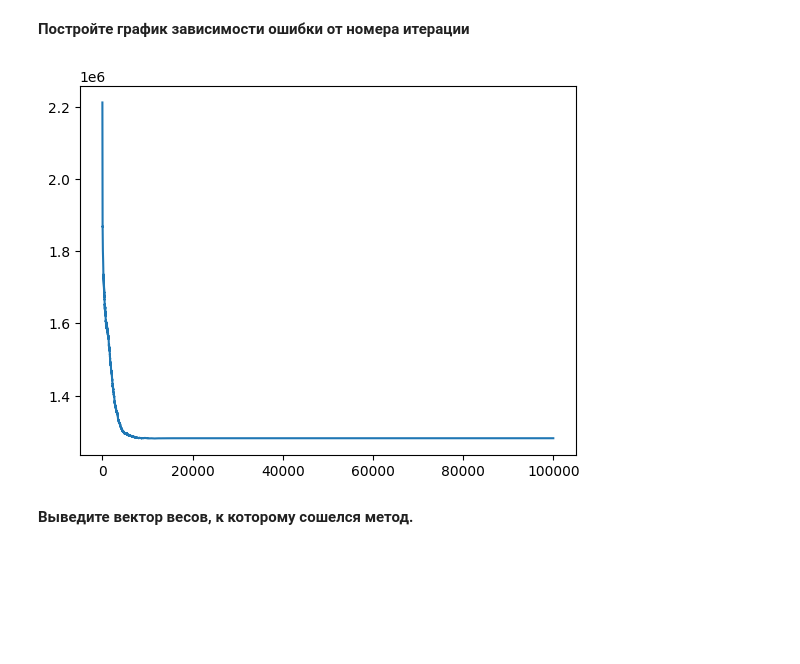
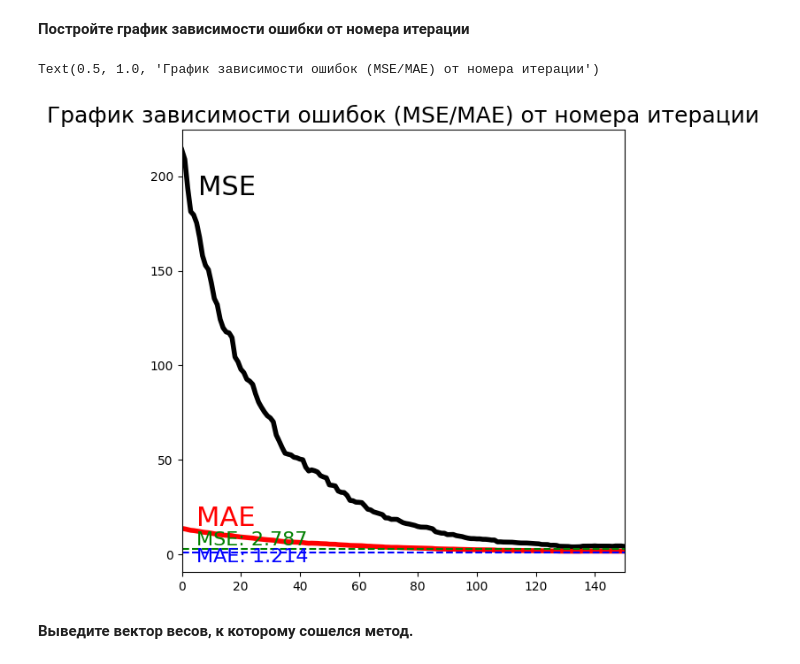
Before and after one commit to AlexGorel/IDE_NEW, a Jupyter notebook: MATH&ML-6. Математический анализ в контексте задачи оптимизации. Часть III/Практика_Оптимизация_AlexGorel.ipynb, the cells around one changed output. Saved outputs shown, nothing was run; the diff lists cells and outputs as text; code cells hidden in the pictures; blank space fills up the shorter version.

```diff
--- a/MATH&ML-6. Математический анализ в контексте задачи оптимизации. Часть III/Практика_Оптимизация_AlexGorel.ipynb
+++ b/MATH&ML-6. Математический анализ в контексте задачи оптимизации. Часть III/Практика_Оптимизация_AlexGorel.ipynb
@@ -207,9 +201,19 @@ print(mse_error(y, mean_value))
 # %% [markdown]
 **Создайте функцию *lin_pred*, которая может по матрице предикторов *X* и вектору весов линейной модели *w* получить вектор прогнозов** (0.5 балла)
-# %%
-#ваш код
-def lin_pred(predictor, weights):
-    return predictor @ weights
+# %%
+#ваш код
+def lin_reg(X, y):
+    a = np.dot(X.T, X)
+    b = np.dot(X.T, y)
+    return np.linalg.solve(a, b)
+
+w = lin_reg(X, y).T
+
+def lin_pred(X,w):
+    res = np.zeros([len(X),1])
+    for i in range(len(X)):
+        res[i] = (np.dot(w,X[i]))
+    return res
 # %% [markdown]
 **Создайте функцию *stoch_grad_step* для реализации шага стохастического градиентного спуска. (1.5 балла)
 Функция должна принимать на вход следующие аргументы:**
@@ -230,9 +234,9 @@ $$\Large w_j \leftarrow w_j - \frac{2\eta}{\ell} \sum_{i=1}^\ell{{x_{ij}((w_0 +
 * вернуть разницу между вектором весов и направлением изменения, умноженным на шаг градиентного спуска
 # %%
 #ваш код
-def stoch_grad_step(X, y, w, train_ind, eta):
-    dx = (2 * X[train_ind,:] * (lin_pred(X[train_ind,:], w) - y[train_ind]))/m  # шаг 1
-    return w - dx * eta   # шаг 2
+def stoch_grad_step(X, y, w, train_ind, eta=0.01):
+    w_new = 2 * eta * X[train_ind] * (np.dot(w, X[train_ind]) - y[train_ind]) / y[train_ind].size
+    return (w - w_new)
 # %% [markdown]
 **Создайте функцию *stochastic_gradient_descent*, для реализации стохастического градиентного спуска (2.5 балла)**
 
@@ -276,18 +282,26 @@ def stochastic_gradient_descent(X, y, w, eta, max_iter, end_point):
 **Постройте график зависимости ошибки от номера итерации**
 # %%
 # ваш код
-vect_w, error_list = stochastic_gradient_descent(X, y, np.zeros(4), 0.01, 100000, 0.001)
+w, w_value, mse_errors, mae_errors, iter_count = stochastic_gradient_descent(X, y, np.zeros(4), 0.01, 10000, 0.0001)
 # %%
 import seaborn as sns
 import matplotlib.pyplot as plt
-# %%
-import seaborn as sns
-import matplotlib.pyplot as plt
-
-sns.lineplot(x=range(len(error_list)), y=error_list)
-plt.show()
-# %% [output]
-[figure, removed]
+# %%
+fig = plt.figure(figsize=(5, 5))
+ax = fig.add_axes([0.3,0.3,1,1])
+ax.plot(mse_errors, c='k', linewidth=4)
+ax.plot(mae_errors, c='r', linewidth=4)
+ax.set_xlim(0,150)
+ax.hlines(np.array(mse_errors).min(),0,200, color='g', linestyle='--')
+ax.text(5, 5, f'MSE: {round(np.array(mse_errors).min(),3)}', fontsize = 16, color='g')
+ax.hlines(np.array(mae_errors).min(),0,200, color='b', linestyle='--')
+ax.text(5, -4.2, f'MAE: {round(np.array(mae_errors).min(),3)}', fontsize = 16, color='b')
+ax.text(5, 15, f'MAE', fontsize = 22, color='r')
+ax.text(5.5, 190, f'MSE', fontsize = 22, color='k')
+ax.set_title('График зависимости ошибок (MSE/MAE) от номера итерации',fontsize = 18)
+# %% [output]
+Text(0.5, 1.0, 'График зависимости ошибок (MSE/MAE) от номера итерации')
+[figure, added]
 # %% [markdown]
 **Выведите вектор весов, к которому сошелся метод.**
 # %%
```
Also changed, not shown: parts of 9 cells of this notebook, 1 other file.
